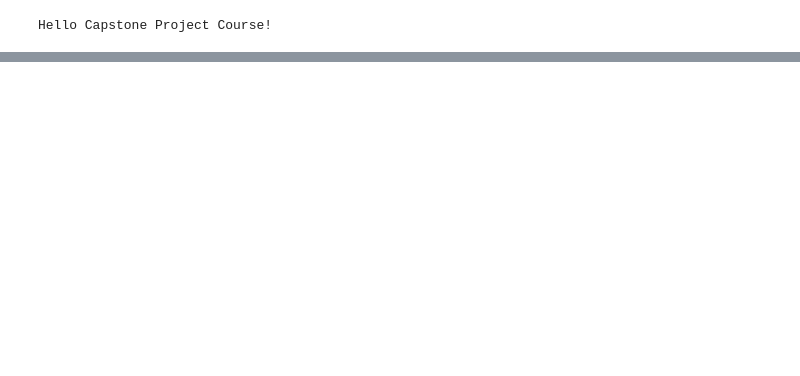
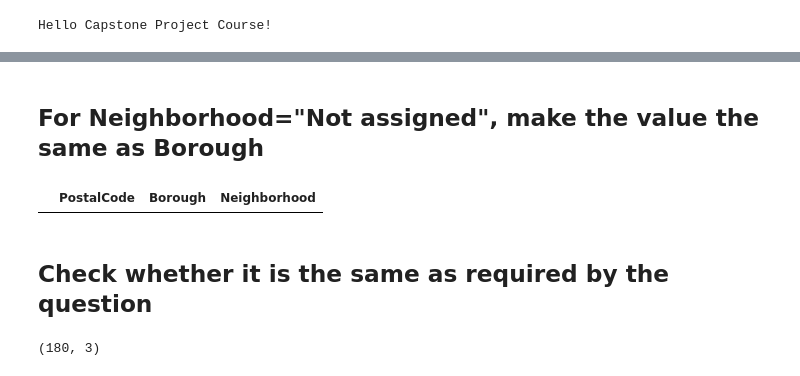
Before and after one commit to AbhishekRReddy/Coursera_Capstone, a Jupyter notebook: Applied Data Science Capstone Project.ipynb, the cells around one changed output, grey strips where cells are left out. Cells and saved outputs as stored; diff of their text form; code cells hidden in the pictures; blank space fills up the shorter version.

```diff
--- a/Applied Data Science Capstone Project.ipynb
+++ b/Applied Data Science Capstone Project.ipynb
@@ -13,0 +122,22 @@ Hello Capstone Project Course!
+# %% [markdown]
+## For Neighborhood="Not assigned", make the value the same as Borough
+# %%
+# create a new test dataframe
+column_names = ["PostalCode", "Borough", "Neighborhood"]
+test_df = pd.DataFrame(columns=column_names)
+
+test_list = ["M5G", "M2H", "M4B", "M1J", "M4G", "M4M", "M1R", "M9V", "M9L", "M5V", "M1B", "M5A"]
+
+for postcode in test_list:
+    test_df = test_df.append(toronto_df_grouped[toronto_df_grouped["PostalCode"]==postcode], ignore_index=True)
+
+test_df.head()
+# %% [output]
+|  | PostalCode | Borough | Neighborhood |
+# %% [markdown]
+## Check whether it is the same as required by the question
+# %%
+# print the number of rows of the cleaned dataframe
+toronto_df_grouped.shape
+# %% [output]
+(180, 3)
```
Also changed, not shown: parts of 14 cells of this notebook.
